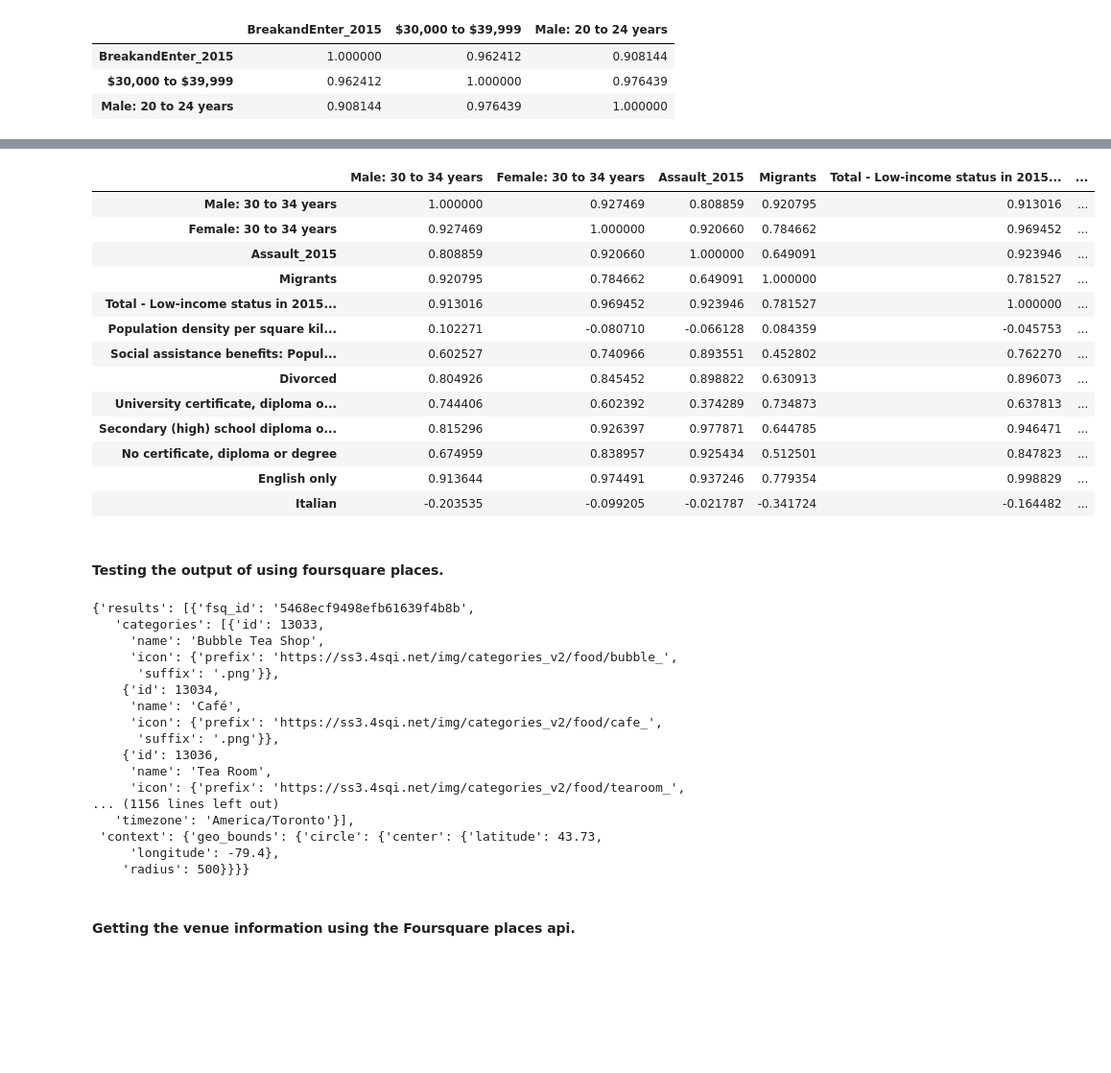
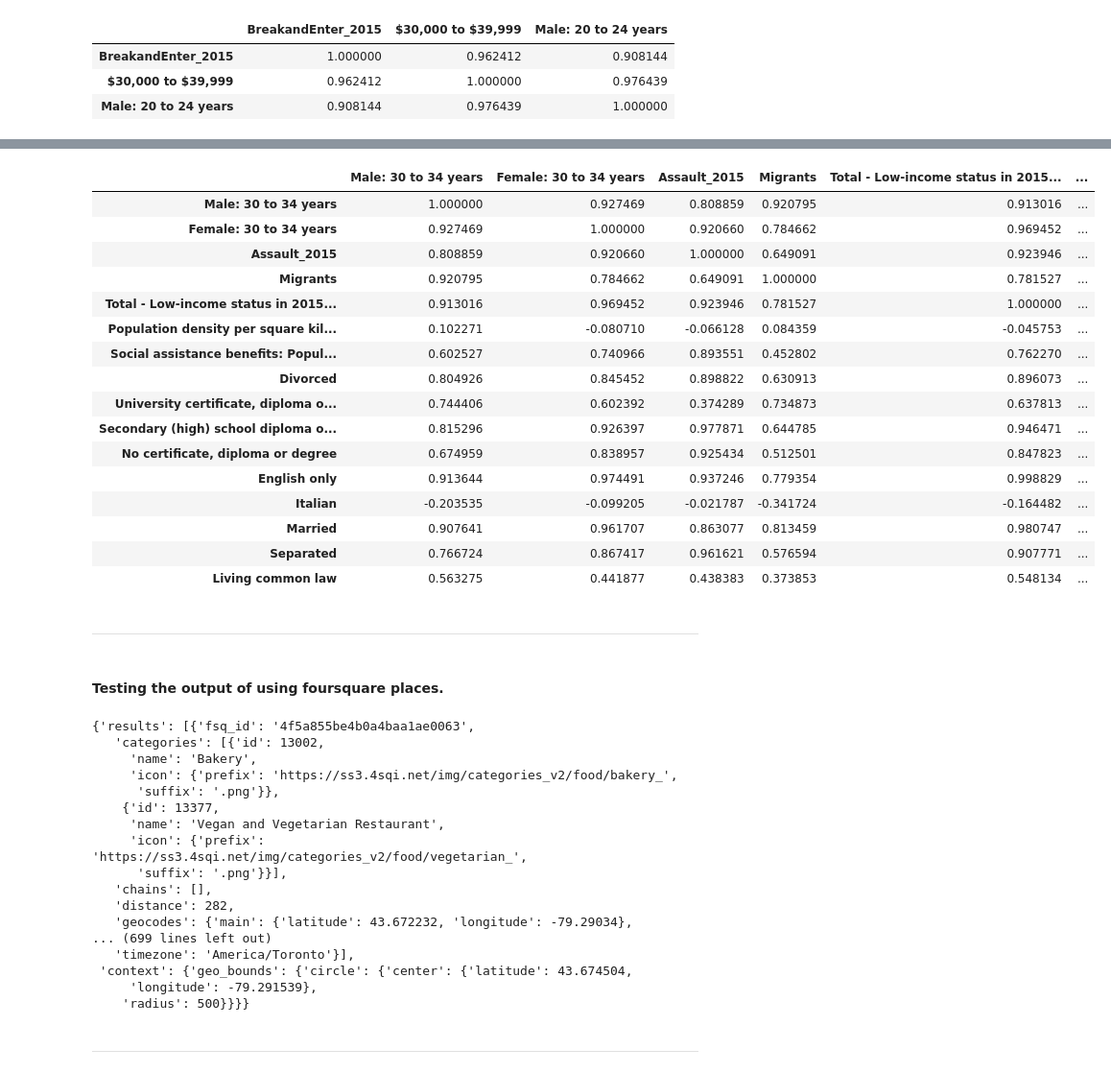
Before and after one commit to OwenMussy99/AI_Final_Proj, a Jupyter notebook: Final/AI_Final_Proj_Code.ipynb, the cells around one changed output, grey strips where cells are left out. Shown at 96% size. Cells and saved outputs as stored; diff of their text form; code cells hidden in the pictures; blank space fills up the shorter version.

```diff
--- a/Final/AI_Final_Proj_Code.ipynb
+++ b/Final/AI_Final_Proj_Code.ipynb
@@ -171,10 +204,12 @@ correlation1
 # %%
-totalDF["Total - Low-income status in 2015 for the population in private households to whom low-income concepts are applicable - 100% data"] = totalDF["Total - Low-income status in 2015 for the population in private households to whom low-income concepts are applicable - 100% data"].str.replace(',','')
+#Note: uncomment the below comments if exception occurs.
+
+#totalDF[" Jamaican"] = totalDF[" Jamaican"].str.replace(',','')
+#totalDF["Total - Low-income status in 2015 for the population in private households to whom low-income concepts are applicable - 100% data"] = totalDF["Total - Low-income status in 2015 for the population in private households to whom low-income concepts are applicable - 100% data"].str.replace(',','')
 totalDF["Total - Low-income status in 2015 for the population in private households to whom low-income concepts are applicable - 100% data"] = pd.to_numeric(totalDF["Total - Low-income status in 2015 for the population in private households to whom low-income concepts are applicable - 100% data"])
+totalDF[" Jamaican"] = pd.to_numeric(totalDF[" Jamaican"])
 totalDF["  18 to 64 years (%).1"] = pd.to_numeric(totalDF["  18 to 64 years (%).1"])
 totalDF["  Postsecondary certificate, diploma or degree"] = pd.to_numeric(totalDF["  Postsecondary certificate, diploma or degree"])
-#Below is removes commas from the column.
-#totalDF[" Jamaican"] = totalDF[" Jamaican"].str.replace(',','')
-correlation2 = totalDF[["  Postsecondary certificate, diploma or degree", "Total - Low-income status in 2015 for the population in private households to whom low-income concepts are applicable - 100% data", "  18 to 64 years (%).1"]].corr()
+correlation2 = totalDF[["  Postsecondary certificate, diploma or degree", "Total - Low-income status in 2015 for the population in private households to whom low-income concepts are applicable - 100% data", "  18 to 64 years (%).1", " Jamaican"]].corr()
 correlation2
 # %% [output]
@@ -187,45 +225,57 @@ correlation2
 # %%
+# Note: uncomment the below comments and then recomment them to get it to display.
+
 #totalDF["    Migrants"] = totalDF["    Migrants"].str.replace(',','')
 #totalDF["  English only"] = totalDF["  English only"].str.replace(',','')
 #totalDF["            Italian"] = totalDF["            Italian"].str.replace(',','')
 #totalDF["      Social assistance benefits: Population with an amount"] = totalDF["      Social assistance benefits: Population with an amount"].str.replace(',','')
 #totalDF["Population density per square kilometre"] = totalDF["Population density per square kilometre"].str.replace(',','')
 #totalDF["Total - Low-income status in 2015 for the population in private households to whom low-income concepts are applicable - 100% data"] = totalDF["Total - Low-income status in 2015 for the population in private households to whom low-income concepts are applicable - 100% data"].str.replace(',','')
+
+totalDF["    Living common law"] = pd.to_numeric(totalDF["    Living common law"])
+totalDF["    Separated"] = pd.to_numeric(totalDF["    Separated"])
+totalDF["    Married"] = pd.to_numeric(totalDF["    Married"])
 totalDF["            Italian"] = pd.to_numeric(totalDF["            Italian"])
 totalDF["    Divorced"] = pd.to_numeric(totalDF["    Divorced"])
 totalDF["    Migrants"] = pd.to_numeric(totalDF["    Migrants"])
 totalDF["Assault_2015"] = pd.to_numeric(totalDF["Assault_2015"])
 totalDF["  English only"] = pd.to_numeric(totalDF["  English only"])
 totalDF["  No certificate, diploma or degree"] = pd.to_numeric(totalDF["  No certificate, diploma or degree"])
 totalDF["  Secondary (high) school diploma or equivalency certificate.1"] = pd.to_numeric(totalDF["  Secondary (high) school diploma or equivalency certificate.1"])
 totalDF["    University certificate, diploma or degree at bachelor level or above.1"] = pd.to_numeric(totalDF["    University certificate, diploma or degree at bachelor level or above.1"])
 totalDF["      Social assistance benefits: Population with an amount"] = pd.to_numeric(totalDF["      Social assistance benefits: Population with an amount"])
 totalDF["Total - Low-income status in 2015 for the population in private households to whom low-income concepts are applicable - 100% data"] = pd.to_numeric(totalDF["Total - Low-income status in 2015 for the population in private households to whom low-income concepts are applicable - 100% data"])
 totalDF["Population density per square kilometre"] = pd.to_numeric(totalDF["Population density per square kilometre"])
 totalDF["Male: 30 to 34 years"] = pd.to_numeric(totalDF["Male: 30 to 34 years"])
 totalDF["Female: 30 to 34 years"] = pd.to_numeric(totalDF["Female: 20 to 24 years"])
-correlation3 = totalDF[["Male: 30 to 34 years", "Female: 30 to 34 years","Assault_2015","    Migrants", "Total - Low-income status in 2015 for the population in private households to whom low-income concepts are applicable - 100% data", "Population density per square kilometre", "      Social assistance benefits: Population with an amount", "    Divorced", "    University certificate, diploma or degree at bachelor level or above.1", "  Secondary (high) school diploma or equivalency certificate.1", "  No certificate, diploma or degree", "  English only", "            Italian"]].corr()
+correlation3 = totalDF[["Male: 30 to 34 years", "Female: 30 to 34 years","Assault_2015","    Migrants", "Total - Low-income status in 2015 for the population in private households to whom low-income concepts are applicable - 100% data", "Population density per square kilometre", "      Social assistance benefits: Population with an amount", "    Divorced", "    University certificate, diploma or degree at bachelor level or above.1", "  Secondary (high) school diploma or equivalency certificate.1", "  No certificate, diploma or degree", "  English only", "            Italian", "    Married", "    Separated", "    Living common law"]].corr()
 correlation3
 # %% [output]
 |  | Male: 30 to 34 years | Female: 30 to 34 years | Assault_2015 | Migrants | Total - Low-income status in 2015... | ... |
 | Male: 30 to 34 years | 1.000000 | 0.927469 | 0.808859 | 0.920795 | 0.913016 | ... |
 | Female: 30 to 34 years | 0.927469 | 1.000000 | 0.920660 | 0.784662 | 0.969452 | ... |
 | Assault_2015 | 0.808859 | 0.920660 | 1.000000 | 0.649091 | 0.923946 | ... |
 | Migrants | 0.920795 | 0.784662 | 0.649091 | 1.000000 | 0.781527 | ... |
 | Total - Low-income status in 2015... | 0.913016 | 0.969452 | 0.923946 | 0.781527 | 1.000000 | ... |
 | Population density per square kil... | 0.102271 | -0.080710 | -0.066128 | 0.084359 | -0.045753 | ... |
 | Social assistance benefits: Popul... | 0.602527 | 0.740966 | 0.893551 | 0.452802 | 0.762270 | ... |
 | Divorced | 0.804926 | 0.845452 | 0.898822 | 0.630913 | 0.896073 | ... |
 | University certificate, diploma o... | 0.744406 | 0.602392 | 0.374289 | 0.734873 | 0.637813 | ... |
 | Secondary (high) school diploma o... | 0.815296 | 0.926397 | 0.977871 | 0.644785 | 0.946471 | ... |
 | No certificate, diploma or degree | 0.674959 | 0.838957 | 0.925434 | 0.512501 | 0.847823 | ... |
 | English only | 0.913644 | 0.974491 | 0.937246 | 0.779354 | 0.998829 | ... |
 | Italian | -0.203535 | -0.099205 | -0.021787 | -0.341724 | -0.164482 | ... |
+| Married | 0.907641 | 0.961707 | 0.863077 | 0.813459 | 0.980747 | ... |
+| Separated | 0.766724 | 0.867417 | 0.961621 | 0.576594 | 0.907771 | ... |
+| Living common law | 0.563275 | 0.441877 | 0.438383 | 0.373853 | 0.548134 | ... |
+# %% [markdown]
+***
 # %% [markdown]
 #### Testing the output of using foursquare places.
 # %%
-lat = 43.73
-lng = -79.4
+lat = 43.674504
+lng = -79.291539
+category = 12094
 
 url = "https://api.foursquare.com/v3/places/search?&ll={}%2C{}&radius={}&categories{}&limit={}".format(
             lat,
@@ -239,22 +289,22 @@ response = requests.request("GET", url, headers = headers)
 res = response.json()
 res
 # %% [output]
-{'results': [{'fsq_id': '5468ecf9498efb61639f4b8b',
-   'categories': [{'id': 13033,
-     'name': 'Bubble Tea Shop',
-     'icon': {'prefix': 'https://ss3.4sqi.net/img/categories_v2/food/bubble_',
+{'results': [{'fsq_id': '4f5a855be4b0a4baa1ae0063',
+   'categories': [{'id': 13002,
+     'name': 'Bakery',
+     'icon': {'prefix': 'https://ss3.4sqi.net/img/categories_v2/food/bakery_',
       'suffix': '.png'}},
-    {'id': 13034,
-     'name': 'Café',
-     'icon': {'prefix': 'https://ss3.4sqi.net/img/categories_v2/food/cafe_',
-      'suffix': '.png'}},
-    {'id': 13036,
-     'name': 'Tea Room',
-     'icon': {'prefix': 'https://ss3.4sqi.net/img/categories_v2/food/tearoom_',
-... (1156 lines left out)
+    {'id': 13377,
+     'name': 'Vegan and Vegetarian Restaurant',
+     'icon': {'prefix': 'https://ss3.4sqi.net/img/categories_v2/food/vegetarian_',
+      'suffix': '.png'}}],
+   'chains': [],
+   'distance': 282,
+   'geocodes': {'main': {'latitude': 43.672232, 'longitude': -79.29034},
+... (699 lines left out)
    'timezone': 'America/Toronto'}],
- 'context': {'geo_bounds': {'circle': {'center': {'latitude': 43.73,
-     'longitude': -79.4},
+ 'context': {'geo_bounds': {'circle': {'center': {'latitude': 43.674504,
+     'longitude': -79.291539},
     'radius': 500}}}}
-# %% [markdown]
-#### Getting the venue information using the Foursquare places api.
+# %% [markdown]
+***
```
Also changed, not shown: parts of 62 cells of this notebook, 3 other files.
